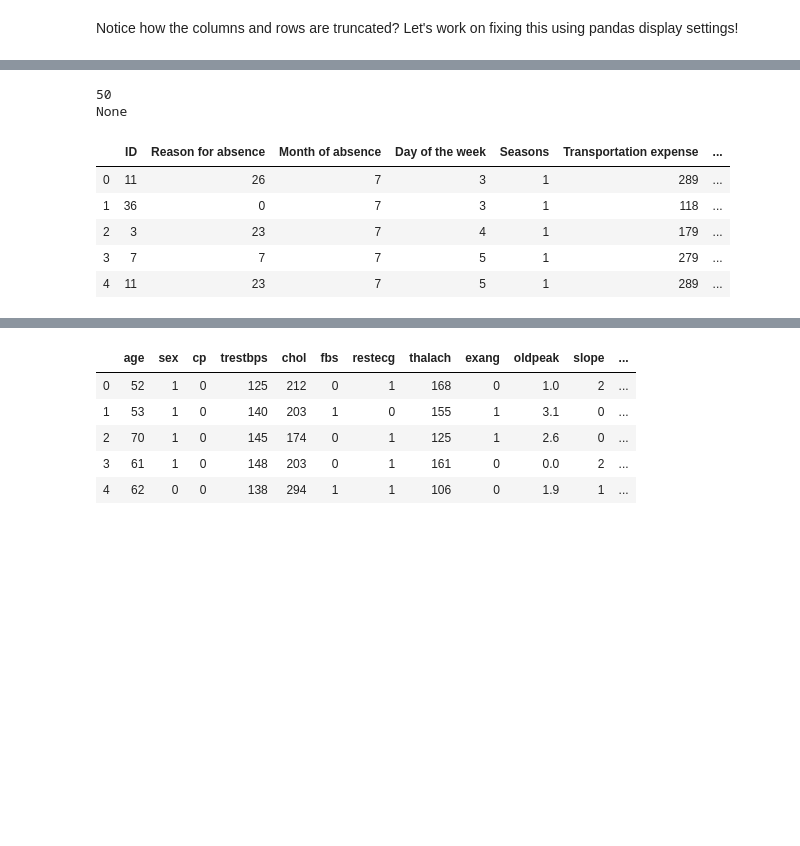
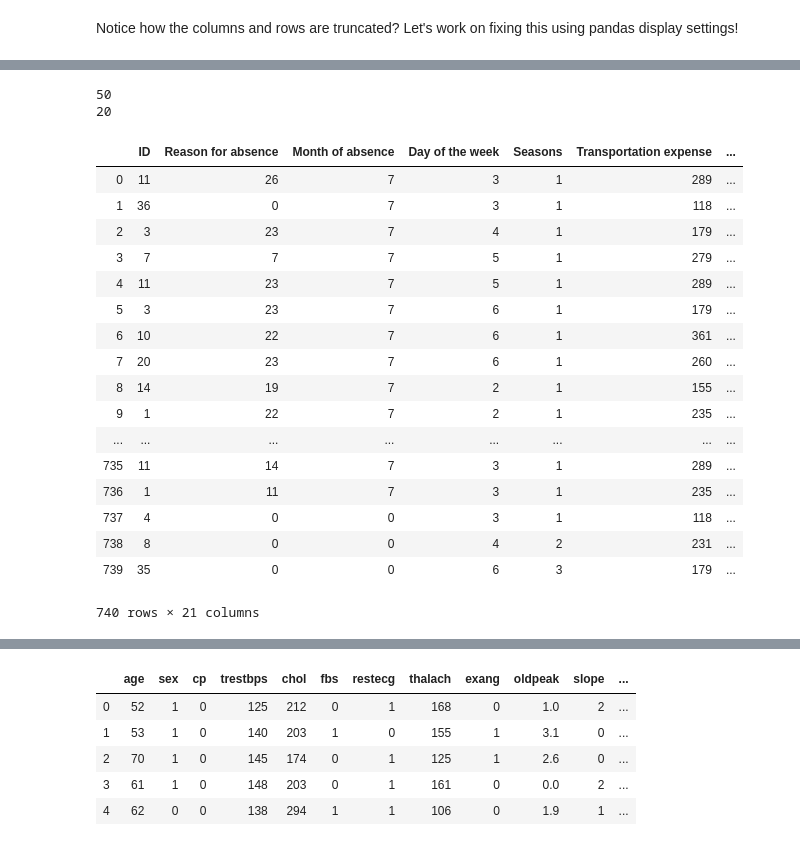
Before and after one commit to Malcolm206/dsc-pandas-tips-tricks, a Jupyter notebook: index.ipynb, the cells around one changed output, grey strips where cells are left out. Cells and saved outputs as stored; diff of their text form; code cells hidden in the pictures; blank space fills up the shorter version.

```diff
--- a/index.ipynb
+++ b/index.ipynb
@@ -40,21 +79,33 @@ print(pd.options.display.max_rows)
 # %%
 #adjusting settings
 pd.options.display.max_columns = 50
-pd.options.display.max_rows = None
+pd.options.display.min_rows = 20
 # %%
 #reviewing our settings
 print(pd.options.display.max_columns)
-print(pd.options.display.max_rows)
+print(pd.options.display.min_rows)
 # %% [output]
 50
-None
+20
 # %%
 #checking our dataframe again to see if our settings worked
-absent.head()
+absent
 # %% [output]
 |  | ID | Reason for absence | Month of absence | Day of the week | Seasons | Transportation expense | ... |
 | 0 | 11 | 26 | 7 | 3 | 1 | 289 | ... |
 | 1 | 36 | 0 | 7 | 3 | 1 | 118 | ... |
 | 2 | 3 | 23 | 7 | 4 | 1 | 179 | ... |
 | 3 | 7 | 7 | 7 | 5 | 1 | 279 | ... |
 | 4 | 11 | 23 | 7 | 5 | 1 | 289 | ... |
+| 5 | 3 | 23 | 7 | 6 | 1 | 179 | ... |
+| 6 | 10 | 22 | 7 | 6 | 1 | 361 | ... |
+| 7 | 20 | 23 | 7 | 6 | 1 | 260 | ... |
+| 8 | 14 | 19 | 7 | 2 | 1 | 155 | ... |
+| 9 | 1 | 22 | 7 | 2 | 1 | 235 | ... |
+| ... | ... | ... | ... | ... | ... | ... | ... |
+| 735 | 11 | 14 | 7 | 3 | 1 | 289 | ... |
+| 736 | 1 | 11 | 7 | 3 | 1 | 235 | ... |
+| 737 | 4 | 0 | 0 | 3 | 1 | 118 | ... |
+| 738 | 8 | 0 | 0 | 4 | 2 | 231 | ... |
+| 739 | 35 | 0 | 0 | 6 | 3 | 179 | ... |
+740 rows × 21 columns
```
Also changed, not shown: parts of 35 cells of this notebook, 1 other file.
